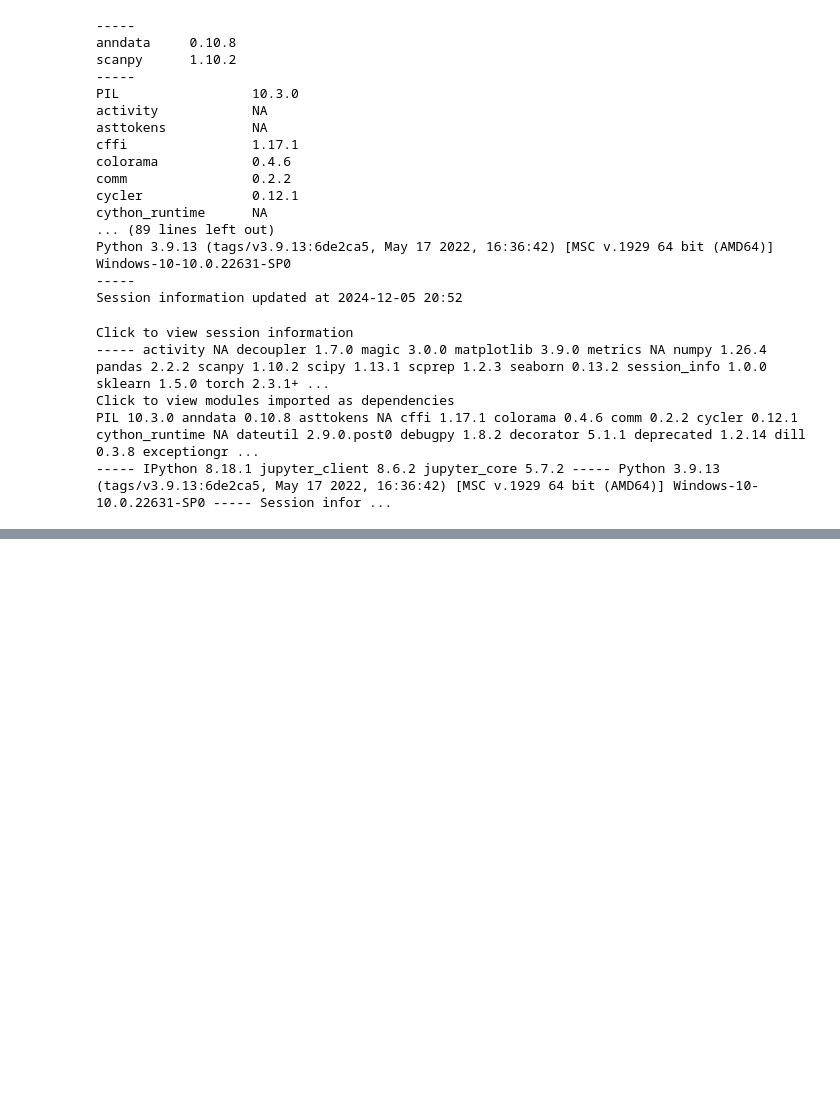
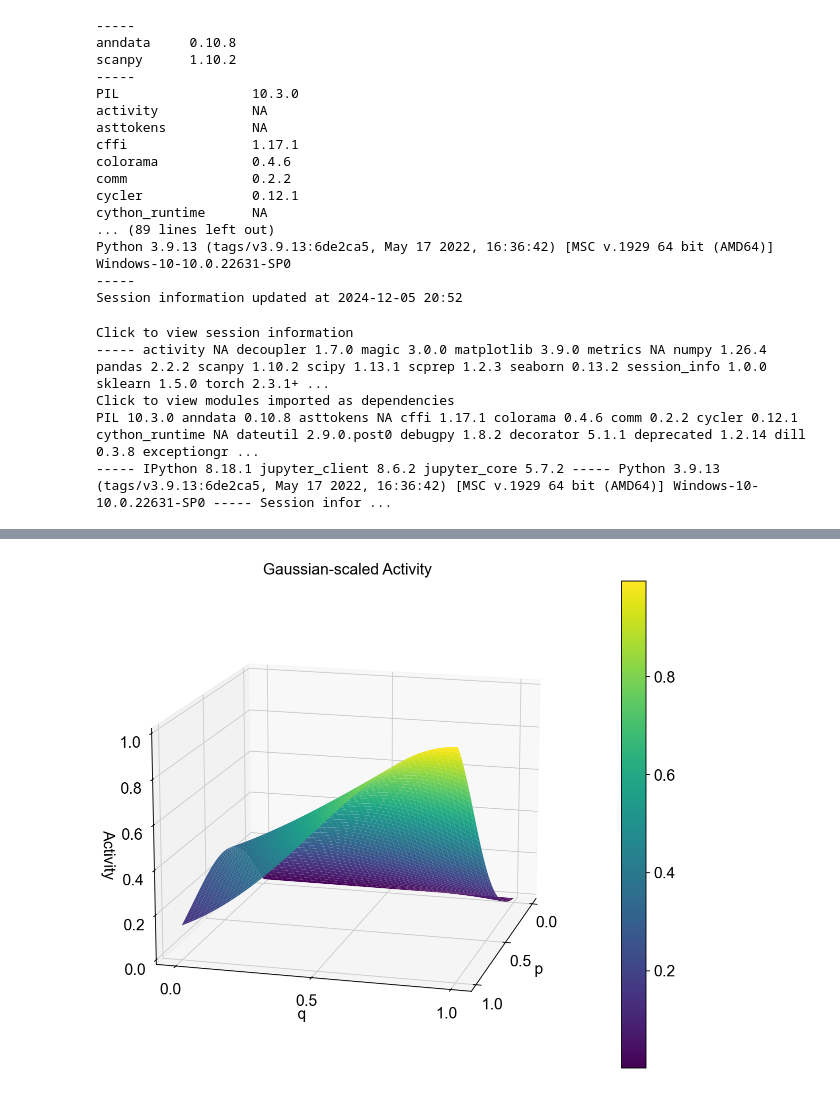
Before and after one commit to zurkin1/PathSingle, a Jupyter notebook: pathsingle/bench_pbmc.ipynb, the cells around one changed output, grey strips where cells are left out. Drawn from its saved outputs; the diff is of its cells as text; code cells hidden in the pictures; blank space fills up the shorter version.

```diff
--- a/pathsingle/bench_pbmc.ipynb
+++ b/pathsingle/bench_pbmc.ipynb
@@ -309,0 +338,32 @@ PIL 10.3.0 anndata 0.10.8 asttokens NA cffi 1.17.1 colorama 0.4.6 comm 0.2.2 cyc
+# %%
+import numpy as np
+import matplotlib.pyplot as plt
+
+def gaussian_scaling(p, q, sigma=0.5):
+    scaling = np.exp(-(p - q)**2 / (2*sigma**2))
+    return p * scaling
+
+# Create sample data.
+p = np.linspace(0, 1, 100)
+q = np.linspace(0, 1, 100)
+P, Q = np.meshgrid(p, q)
+Z = gaussian_scaling(P, Q)
+
+# Plot
+fig = plt.figure(figsize=(10, 8))
+ax = fig.add_subplot(111, projection='3d')
+surf = ax.plot_surface(P, Q, Z, cmap='viridis')
+
+# Customize plot.
+ax.set_xlabel('p')
+ax.set_ylabel('q')
+ax.set_zlabel('Activity')
+ax.view_init(elev=15, azim=15)  # Adjust viewing angle.
+ax.set_xticks([0, 0.5, 1])
+ax.set_yticks([0, 0.5, 1])
+
+plt.colorbar(surf)
+plt.title('Gaussian-scaled Activity')
+plt.show()
+# %% [output]
+[figure, added]
```
Also changed, not shown: parts of 4 cells of this notebook, 5 other files.
